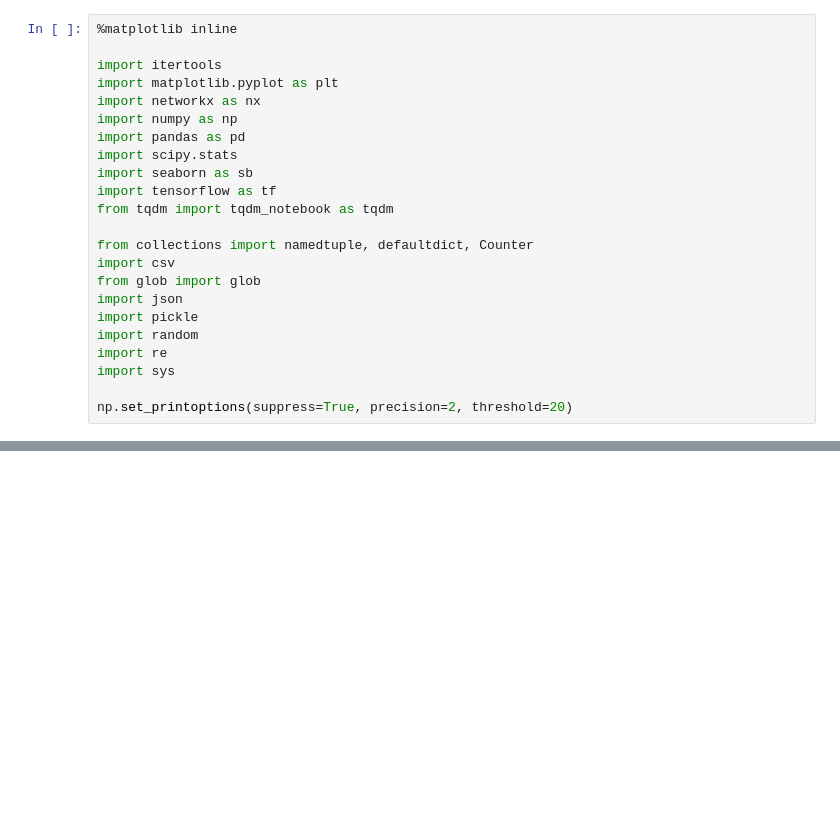
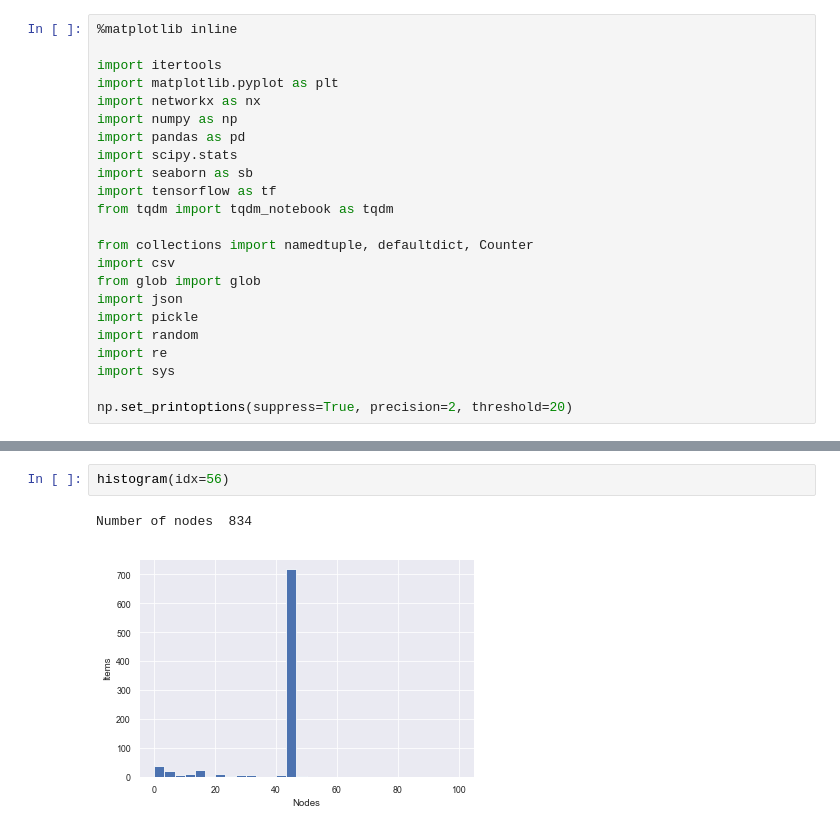
Before and after one commit to FedericoCinus/WoMG, a Jupyter notebook: src/experiments/parameter-analysis-plot.ipynb, the cells around one changed output, grey strips where cells are left out. Cells and saved outputs as stored; diff of their text form; blank space fills up the shorter version.

```diff
--- a/src/experiments/parameter-analysis-plot.ipynb
+++ b/src/experiments/parameter-analysis-plot.ipynb
@@ -104,0 +145,5 @@ Viralities: [1, 4, 16, 64, 256, 1024, 4096, 16384, 65536, 262144, 1048576, 41943
+# %%
+histogram(idx=56)
+# %% [output]
+Number of nodes  834
+[figure, added]
```
Also changed, not shown: parts of 5 cells of this notebook.
